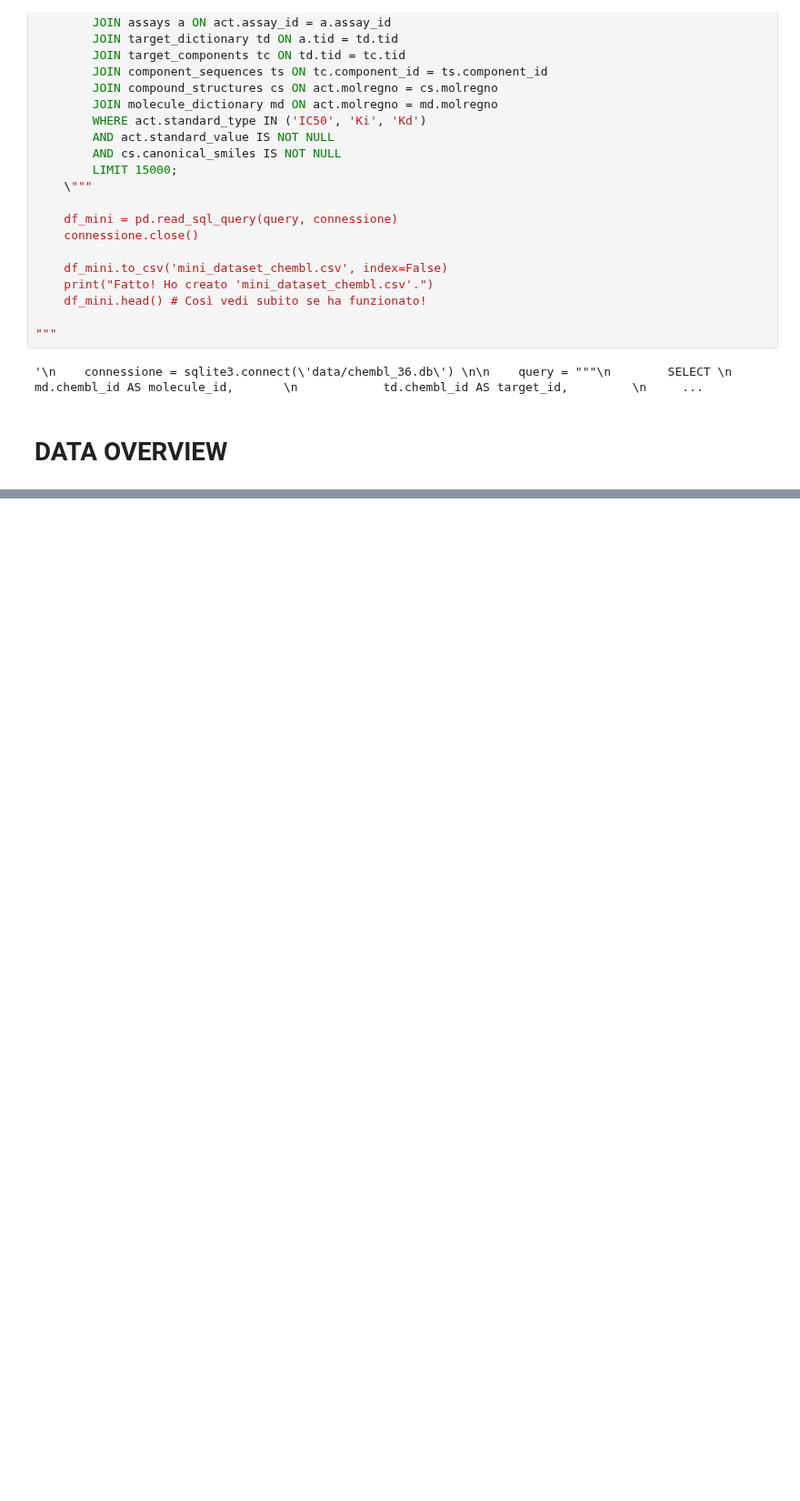
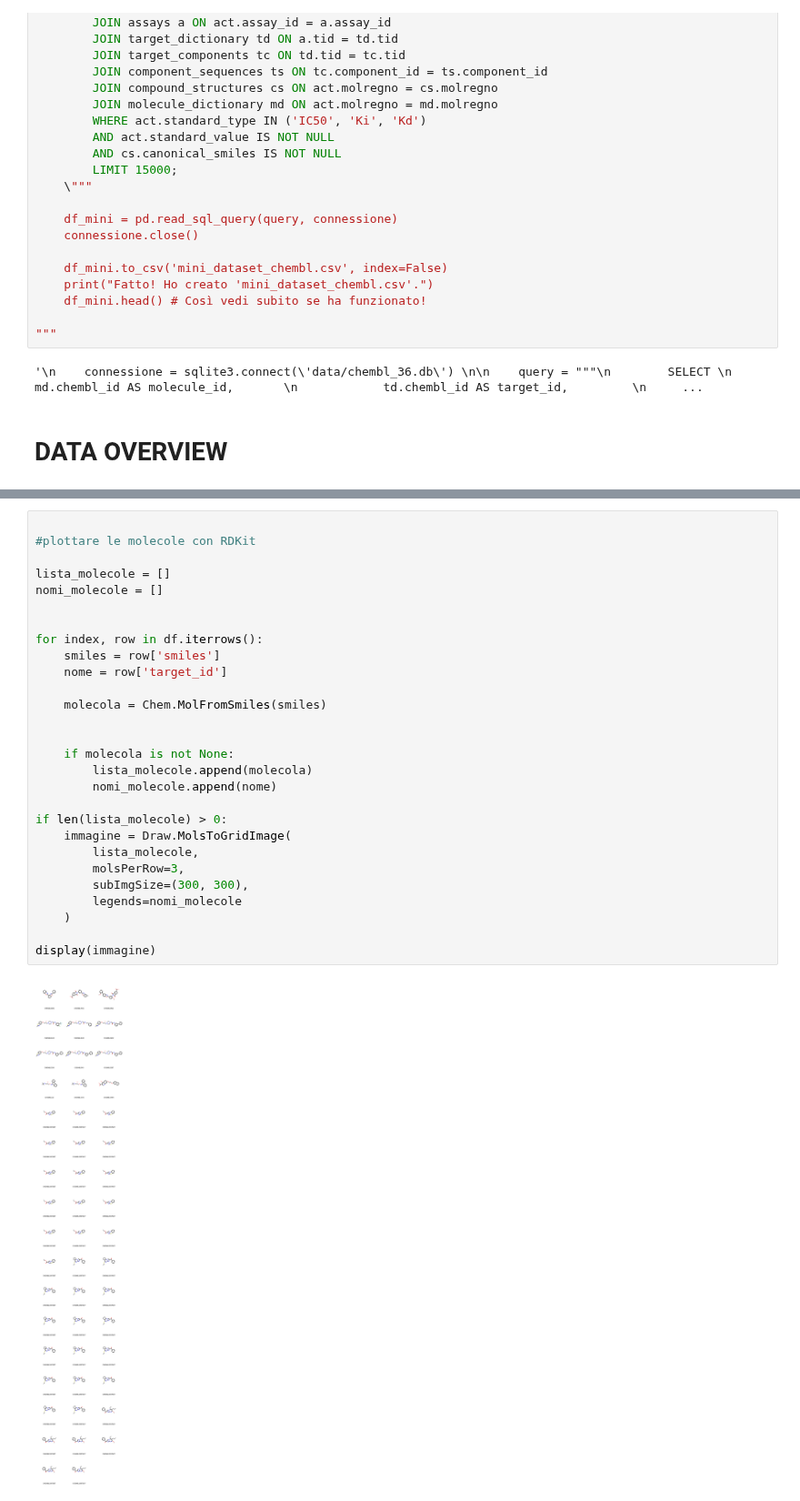
Before and after one commit to IsabelReguera/project_graph_ml, a Jupyter notebook: dataset_overview.ipynb, the cells around one changed output, grey strips where cells are left out. Shown at 91% size. Drawn from its saved outputs; the diff is of its cells as text; blank space fills up the shorter version.

Commit message:
plot delle molecole

```diff
--- a/dataset_overview.ipynb
+++ b/dataset_overview.ipynb
@@ -71,3 +73,33 @@ measure_unit                                                       nM
 affinity                                                     100000.0
 protein_sequence    MEVSPLQPVNENMQVNKIKKNEDAKKRLSVERIYQKKTQLEHILLR...
 Name: 0, dtype: object
+# %%
+
+#plottare le molecole con RDKit
+
+lista_molecole = []
+nomi_molecole = []
+
+
+for index, row in df.iterrows():
+    smiles = row['smiles']
+    nome = row['target_id']
+
+    molecola = Chem.MolFromSmiles(smiles)
+
+
+    if molecola is not None:
+        lista_molecole.append(molecola)
+        nomi_molecole.append(nome)
+
+if len(lista_molecole) > 0:
+    immagine = Draw.MolsToGridImage(
+        lista_molecole,
+        molsPerRow=3,
+        subImgSize=(300, 300),
+        legends=nomi_molecole
+    )
+
+display(immagine)
+# %% [output]
+[figure, added]
```
Also changed, not shown: parts of 2 cells of this notebook.
